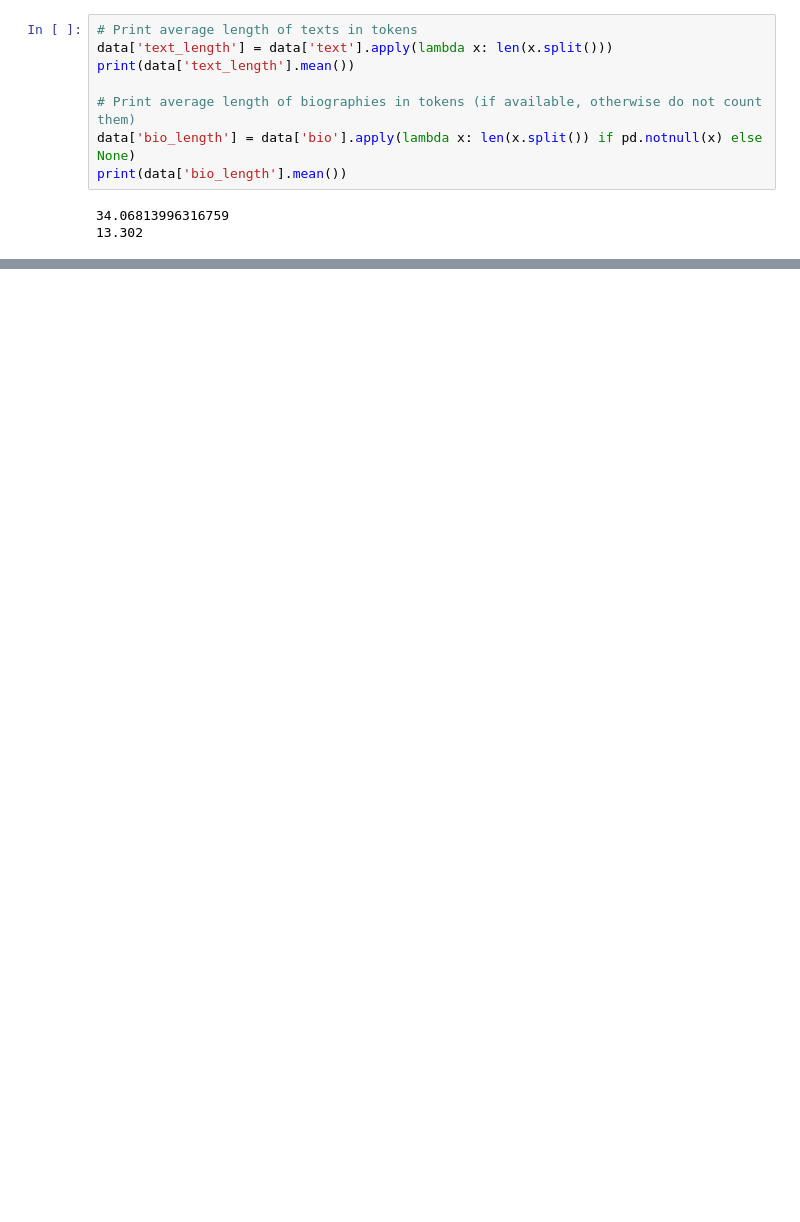
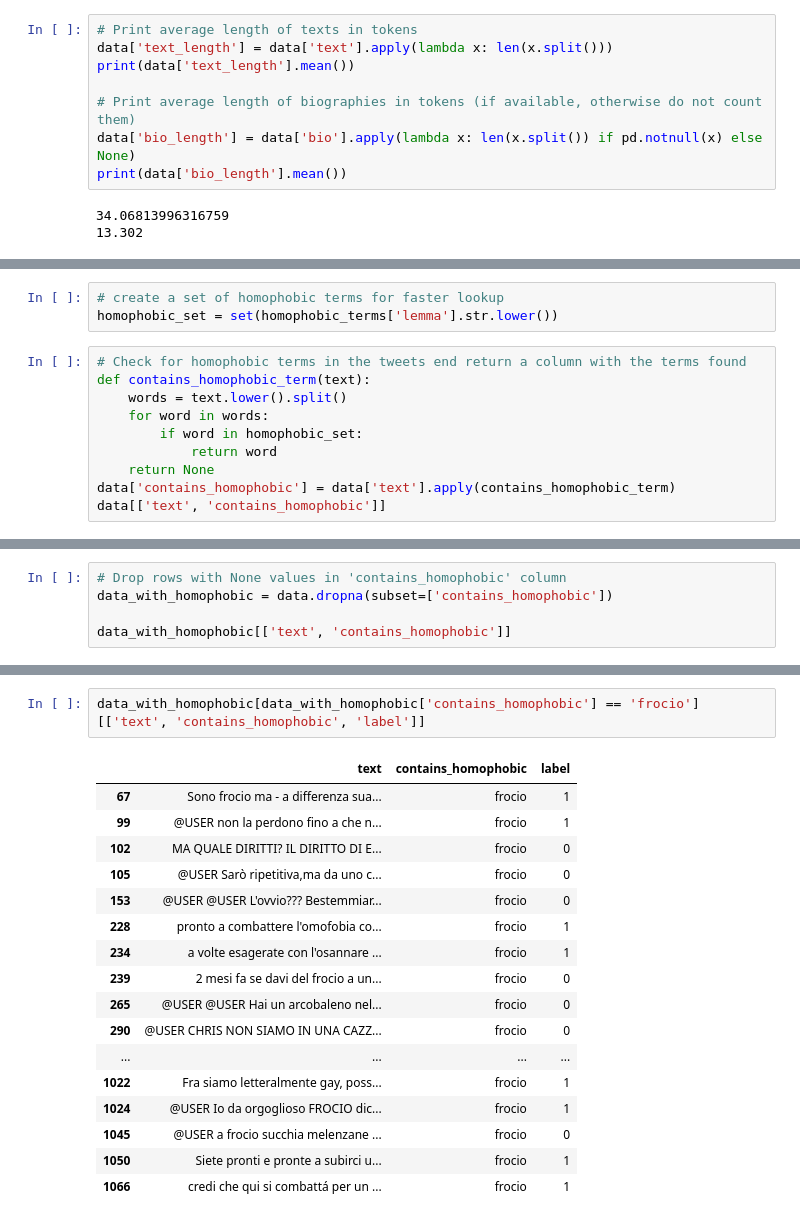
Before and after one commit to simocasaz/evalita2026-multipride-UniBO-FICLIT, a Jupyter notebook: data_analysis.ipynb, the cells around one changed output, grey strips where cells are left out. Drawn from its saved outputs; the diff is of its cells as text; blank space fills up the shorter version.

```diff
--- a/data_analysis.ipynb
+++ b/data_analysis.ipynb
@@ -61,0 +91,13 @@ print(data['bio_length'].mean())
+# %%
+# create a set of homophobic terms for faster lookup
+homophobic_set = set(homophobic_terms['lemma'].str.lower())
+# %%
+# Check for homophobic terms in the tweets end return a column with the terms found
+def contains_homophobic_term(text):
+    words = text.lower().split()
+    for word in words:
+        if word in homophobic_set:
+            return word
+    return None
+data['contains_homophobic'] = data['text'].apply(contains_homophobic_term)
+data[['text', 'contains_homophobic']]
@@ -61,0 +118,5 @@ print(data['bio_length'].mean())
+# %%
+# Drop rows with None values in 'contains_homophobic' column
+data_with_homophobic = data.dropna(subset=['contains_homophobic'])
+
+data_with_homophobic[['text', 'contains_homophobic']]
@@ -61,0 +137,20 @@ print(data['bio_length'].mean())
+# %%
+data_with_homophobic[data_with_homophobic['contains_homophobic'] == 'frocio'][['text', 'contains_homophobic', 'label']]
+# %% [output]
+|  | text | contains_homophobic | label |
+| 67 | Sono frocio ma - a differenza sua... | frocio | 1 |
+| 99 | @USER non la perdono fino a che n... | frocio | 1 |
+| 102 | MA QUALE DIRITTI? IL DIRITTO DI E... | frocio | 0 |
+| 105 | @USER Sarò ripetitiva,ma da uno c... | frocio | 0 |
+| 153 | @USER @USER L'ovvio??? Bestemmiar... | frocio | 0 |
+| 228 | pronto a combattere l'omofobia co... | frocio | 1 |
+| 234 | a volte esagerate con l'osannare ... | frocio | 1 |
+| 239 | 2 mesi fa se davi del frocio a un... | frocio | 0 |
+| 265 | @USER @USER Hai un arcobaleno nel... | frocio | 0 |
+| 290 | @USER CHRIS NON SIAMO IN UNA CAZZ... | frocio | 0 |
+| ... | ... | ... | ... |
+| 1022 | Fra siamo letteralmente gay, poss... | frocio | 1 |
+| 1024 | @USER Io da orgoglioso FROCIO dic... | frocio | 1 |
+| 1045 | @USER a frocio succhia melenzane ... | frocio | 0 |
+| 1050 | Siete pronti e pronte a subirci u... | frocio | 1 |
+| 1066 | credi che qui si combattá per un ... | frocio | 1 |
```
Also changed, not shown: parts of 5 cells of this notebook, 3 other files.
